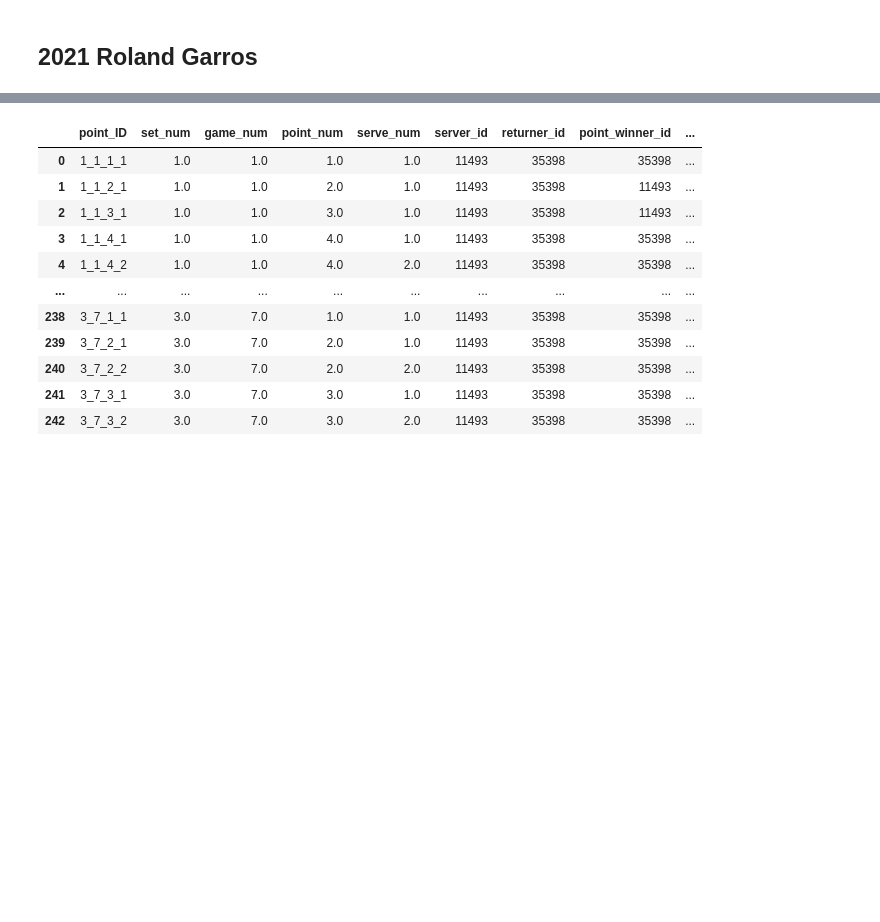
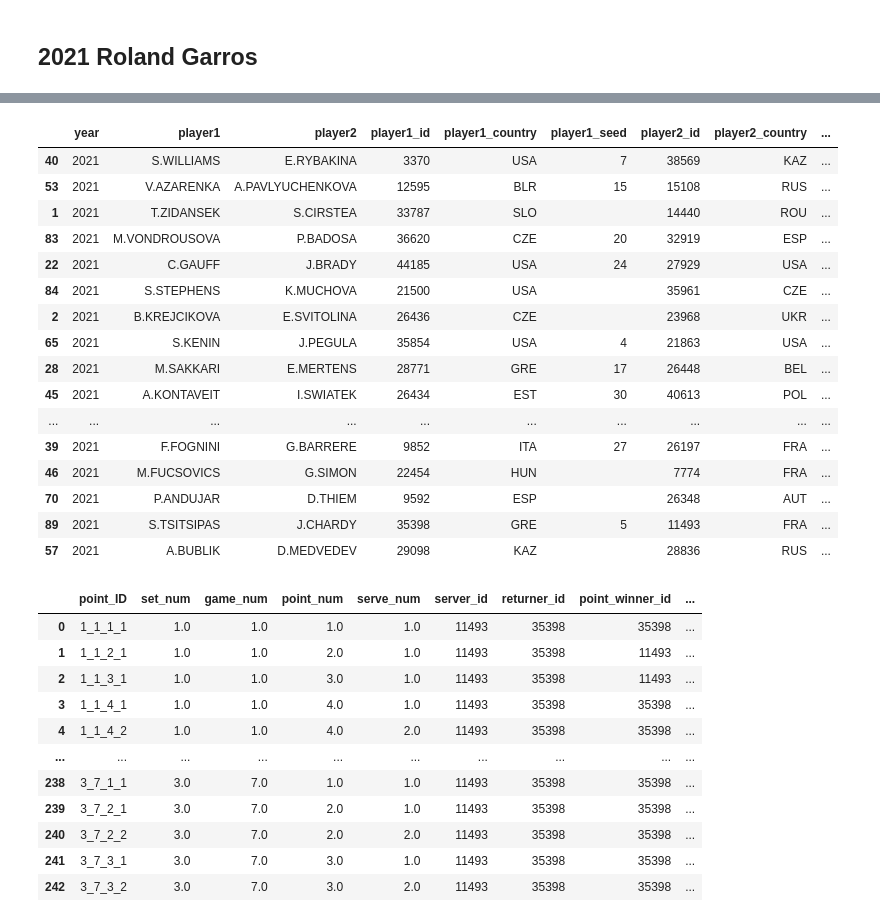
Before and after one commit to petertea96/tennis_analytics, a Jupyter notebook: projects/roland_garros_project/2021/scrape_rg_2021.ipynb, the cells around one changed output, grey strips where cells are left out. Cells and saved outputs as stored; diff of their text form; code cells hidden in the pictures; blank space fills up the shorter version.

```diff
--- a/projects/roland_garros_project/2021/scrape_rg_2021.ipynb
+++ b/projects/roland_garros_project/2021/scrape_rg_2021.ipynb
@@ -7,6 +7,8 @@ import json
 import requests
 import os
 
+pd.set_option('display.max_rows', 500)
+
 # --> Import functions from "process" script
 import sys
 sys.path.append('../src')
@@ -213,6 +234,26 @@ available_matches = pd.DataFrame(data_list)
 available_matches.sort_values(by=['year', 'match_type'], inplace = True)
 available_matches.to_csv('rg_2021_matches_in_repo.csv', index = False)
 #available_matches[available_matches['match_type'] == "Men's Singles"].head()
+# %%
+available_matches.sort_values(by = ['filename'])
+# %% [output]
+|  | year | player1 | player2 | player1_id | player1_country | player1_seed | player2_id | player2_country | ... |
+| 40 | 2021 | S.WILLIAMS | E.RYBAKINA | 3370 | USA | 7 | 38569 | KAZ | ... |
+| 53 | 2021 | V.AZARENKA | A.PAVLYUCHENKOVA | 12595 | BLR | 15 | 15108 | RUS | ... |
+| 1 | 2021 | T.ZIDANSEK | S.CIRSTEA | 33787 | SLO |  | 14440 | ROU | ... |
+| 83 | 2021 | M.VONDROUSOVA | P.BADOSA | 36620 | CZE | 20 | 32919 | ESP | ... |
+| 22 | 2021 | C.GAUFF | J.BRADY | 44185 | USA | 24 | 27929 | USA | ... |
+| 84 | 2021 | S.STEPHENS | K.MUCHOVA | 21500 | USA |  | 35961 | CZE | ... |
+| 2 | 2021 | B.KREJCIKOVA | E.SVITOLINA | 26436 | CZE |  | 23968 | UKR | ... |
+| 65 | 2021 | S.KENIN | J.PEGULA | 35854 | USA | 4 | 21863 | USA | ... |
+| 28 | 2021 | M.SAKKARI | E.MERTENS | 28771 | GRE | 17 | 26448 | BEL | ... |
+| 45 | 2021 | A.KONTAVEIT | I.SWIATEK | 26434 | EST | 30 | 40613 | POL | ... |
+| ... | ... | ... | ... | ... | ... | ... | ... | ... | ... |
+| 39 | 2021 | F.FOGNINI | G.BARRERE | 9852 | ITA | 27 | 26197 | FRA | ... |
+| 46 | 2021 | M.FUCSOVICS | G.SIMON | 22454 | HUN |  | 7774 | FRA | ... |
+| 70 | 2021 | P.ANDUJAR | D.THIEM | 9592 | ESP |  | 26348 | AUT | ... |
+| 89 | 2021 | S.TSITSIPAS | J.CHARDY | 35398 | GRE | 5 | 11493 | FRA | ... |
+| 57 | 2021 | A.BUBLIK | D.MEDVEDEV | 29098 | KAZ |  | 28836 | RUS | ... |
 # %%
 rg_2021_data_frame[rg_2021_data_frame['match_id'] == 'year_2021_SM112_tracking_data.json']
 # %% [output]
```
Also changed, not shown: parts of 6 cells of this notebook, 6 other files.
